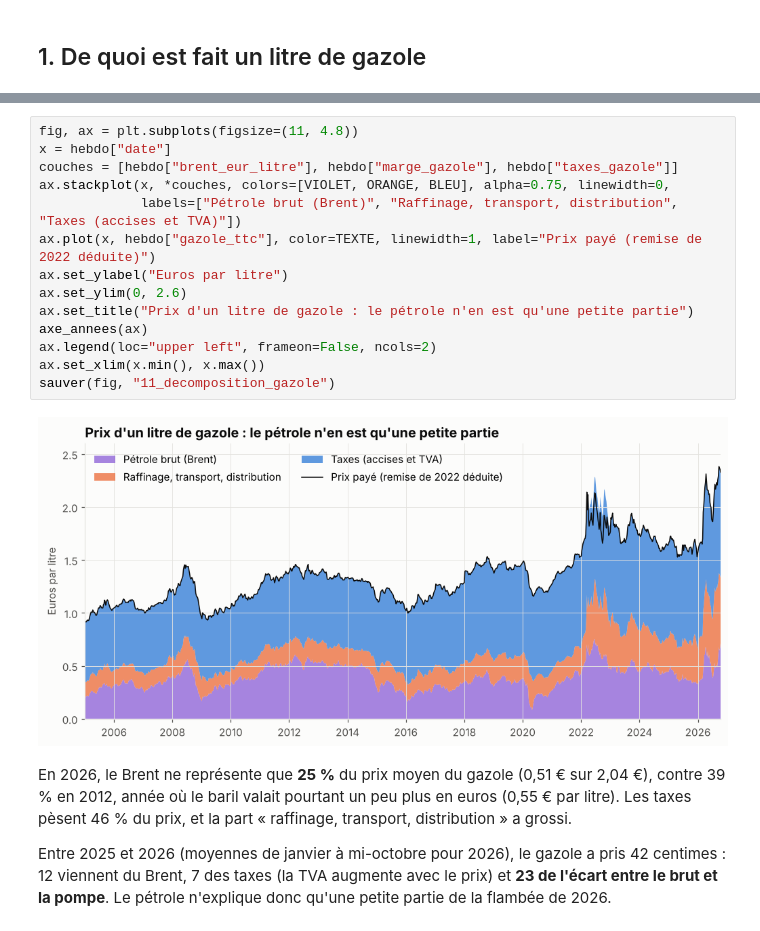
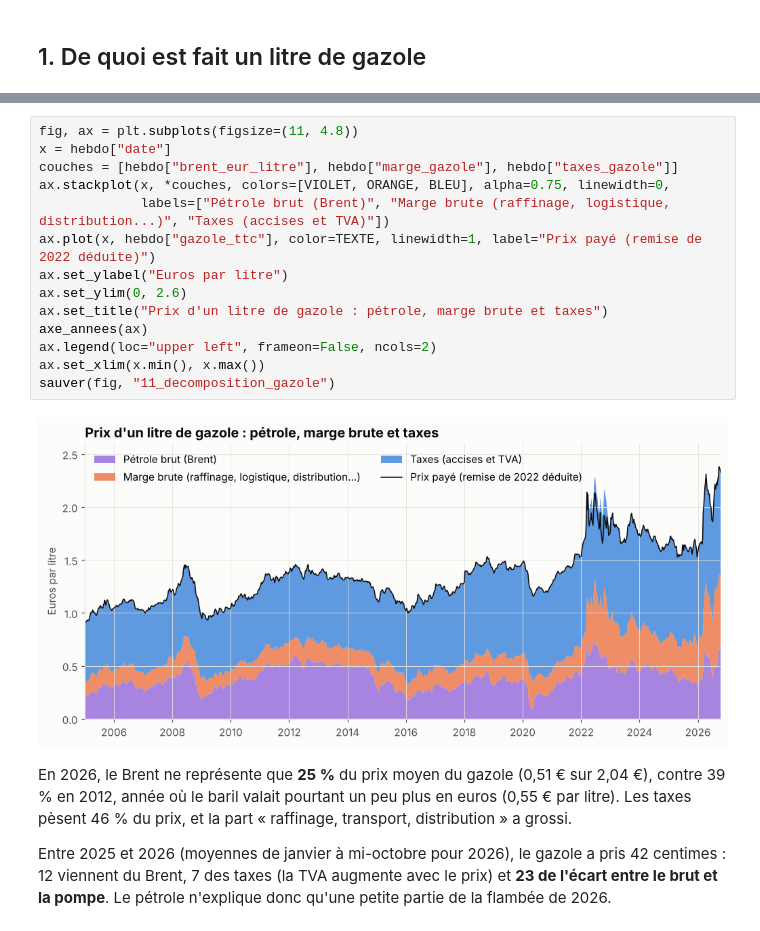
Before and after one commit to nitescuale/prix-carburants-bornes, a Jupyter notebook: notebooks/03_fusee_et_plume.ipynb, the cells around one changed output, grey strips where cells are left out. Saved outputs shown, nothing was run; the diff lists cells and outputs as text.

```diff
--- a/notebooks/03_fusee_et_plume.ipynb
+++ b/notebooks/03_fusee_et_plume.ipynb
@@ -169,19 +178,19 @@ shape: (22, 8)
 # %%
 fig, ax = plt.subplots(figsize=(11, 4.8))
 x = hebdo["date"]
 couches = [hebdo["brent_eur_litre"], hebdo["marge_gazole"], hebdo["taxes_gazole"]]
 ax.stackplot(x, *couches, colors=[VIOLET, ORANGE, BLEU], alpha=0.75, linewidth=0,
-             labels=["Pétrole brut (Brent)", "Raffinage, transport, distribution", "Taxes (accises et TVA)"])
+             labels=["Pétrole brut (Brent)", "Marge brute (raffinage, logistique, distribution...)", "Taxes (accises et TVA)"])
 ax.plot(x, hebdo["gazole_ttc"], color=TEXTE, linewidth=1, label="Prix payé (remise de 2022 déduite)")
 ax.set_ylabel("Euros par litre")
 ax.set_ylim(0, 2.6)
-ax.set_title("Prix d'un litre de gazole : le pétrole n'en est qu'une petite partie")
+ax.set_title("Prix d'un litre de gazole : pétrole, marge brute et taxes")
 axe_annees(ax)
 ax.legend(loc="upper left", frameon=False, ncols=2)
 ax.set_xlim(x.min(), x.max())
 sauver(fig, "11_decomposition_gazole")
 # %% [output]
-[figure, old version]
+[figure, new version]
 # %% [markdown]
 En 2026, le Brent ne représente que **25 %** du prix moyen du gazole (0,51 € sur 2,04 €), contre 39 % en 2012, année où le baril valait pourtant un peu plus en euros (0,55 € par litre). Les taxes pèsent 46 % du prix, et la part « raffinage, transport, distribution » a grossi.
 
```
Also changed, not shown: parts of 24 cells of this notebook, 7 other files.
